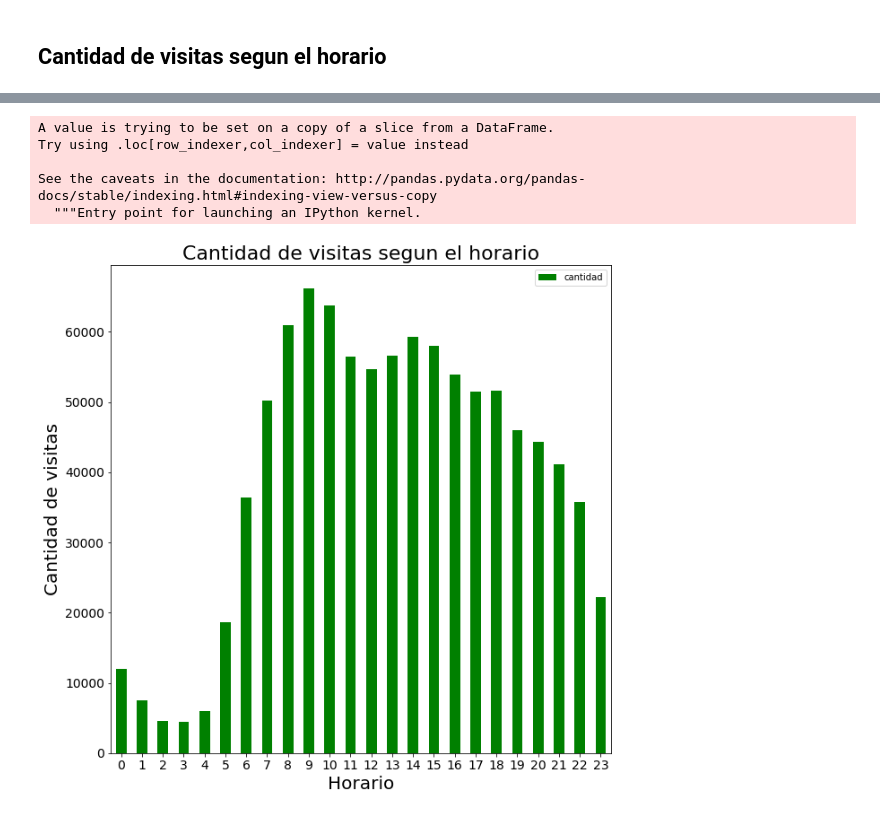
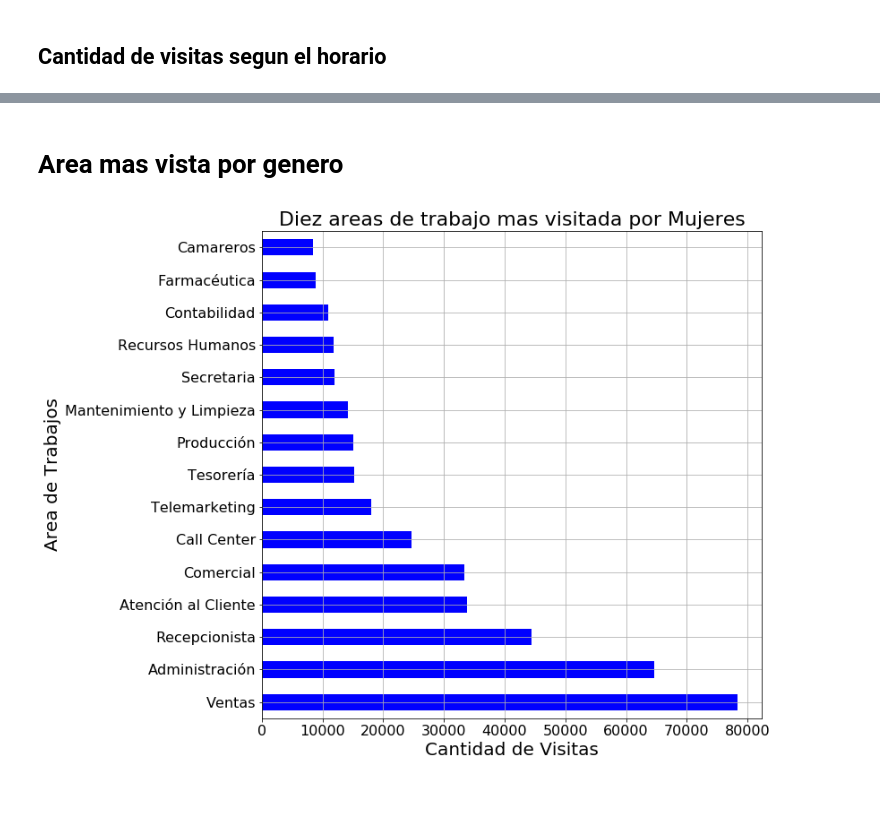
Before and after one commit to LuuPesado/TPsDatos_1C2018, a Jupyter notebook: tp1-2018k3v1nnnn.ipynb, the cells around one changed output, grey strips where cells are left out. Drawn from its saved outputs; the diff is of its cells as text; code cells hidden in the pictures.

```diff
--- a/tp1-2018k3v1nnnn.ipynb
+++ b/tp1-2018k3v1nnnn.ipynb
@@ -171,0 +158,2 @@ semana=postulantes[["hora","dia"]]
+# %%
+postulantes_genero_edad = pd.read_csv("C:/Users/RetailAdmin/Desktop/datos_navent_fiuba/fiuba_2_postulantes_genero_y_edad.csv")
@@ -172,14 +173,20 @@ semana=postulantes[["hora","dia"]]
+# %% [markdown]
+# Area mas vista por genero
+# %%
+avisos_detalles = pd.read_csv('C:/Users/RetailAdmin/Desktop/datos_navent_fiuba/fiuba_6_avisos_detalle.csv')
+vistas=pd.read_csv("C:/Users/RetailAdmin/Desktop/datos_navent_fiuba/fiuba_3_vistas.csv")
+# %%
+avisos_con_area=avisos_detalles[["idaviso","nombre_area"]]
+# %%
+visitas_con_datos = vistas.join(postulantes_genero_edad.set_index('idpostulante'), on='idpostulante',how='left')
+visitas_con_datos = visitas_con_datos.join(avisos_con_area.set_index('idaviso'), on='idAviso',how='left')
+visitas_hombre=visitas_con_datos[visitas_con_datos["sexo"]=="MASC"]
+visitas_mujer=visitas_con_datos[visitas_con_datos["sexo"]=="FEM"]
+visitas_nan=visitas_con_datos[visitas_con_datos["sexo"]=="NO_DECLARA"]
 # %%
-semana["cantidad"]=semana["hora"].map(lambda x:1)
-semana_contador=semana.groupby("hora").aggregate(sum)
-semana_contador.plot(kind="bar",rot=0,figsize=(10,10),color="green",fontsize=14);
-plt.title('Cantidad de visitas segun el horario', fontsize=22);
-plt.xlabel('Horario', fontsize=20);
-plt.ylabel('Cantidad de visitas', fontsize=20);
+visitas_mujer["nombre_area"].value_counts().head(15).plot(kind="barh",rot=0,figsize=(10,10),color="blue",fontsize=16,grid=True);
+plt.title('Diez areas de trabajo mas visitada por Mujeres', fontsize=22);
+plt.xlabel('Cantidad de Visitas', fontsize=20);
+plt.ylabel('Area de Trabajos', fontsize=20);
 # %% [output]
-A value is trying to be set on a copy of a slice from a DataFrame.
-Try using .loc[row_indexer,col_indexer] = value instead
-
-See the caveats in the documentation: http://pandas.pydata.org/pandas-docs/stable/indexing.html#indexing-view-versus-copy
-  """Entry point for launching an IPython kernel.
-[figure, old version]
+[figure, new version]
```
Also changed, not shown: parts of 26 cells of this notebook.
